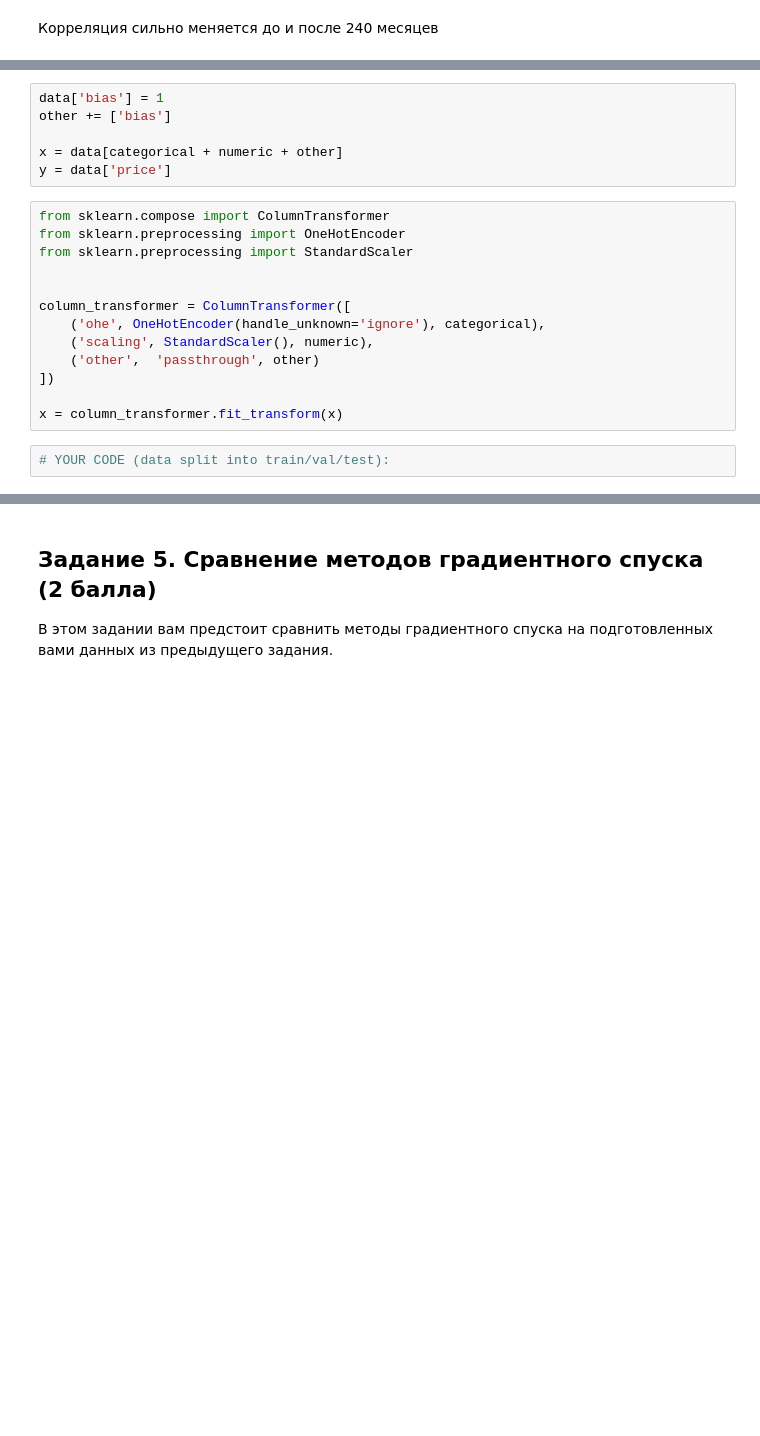
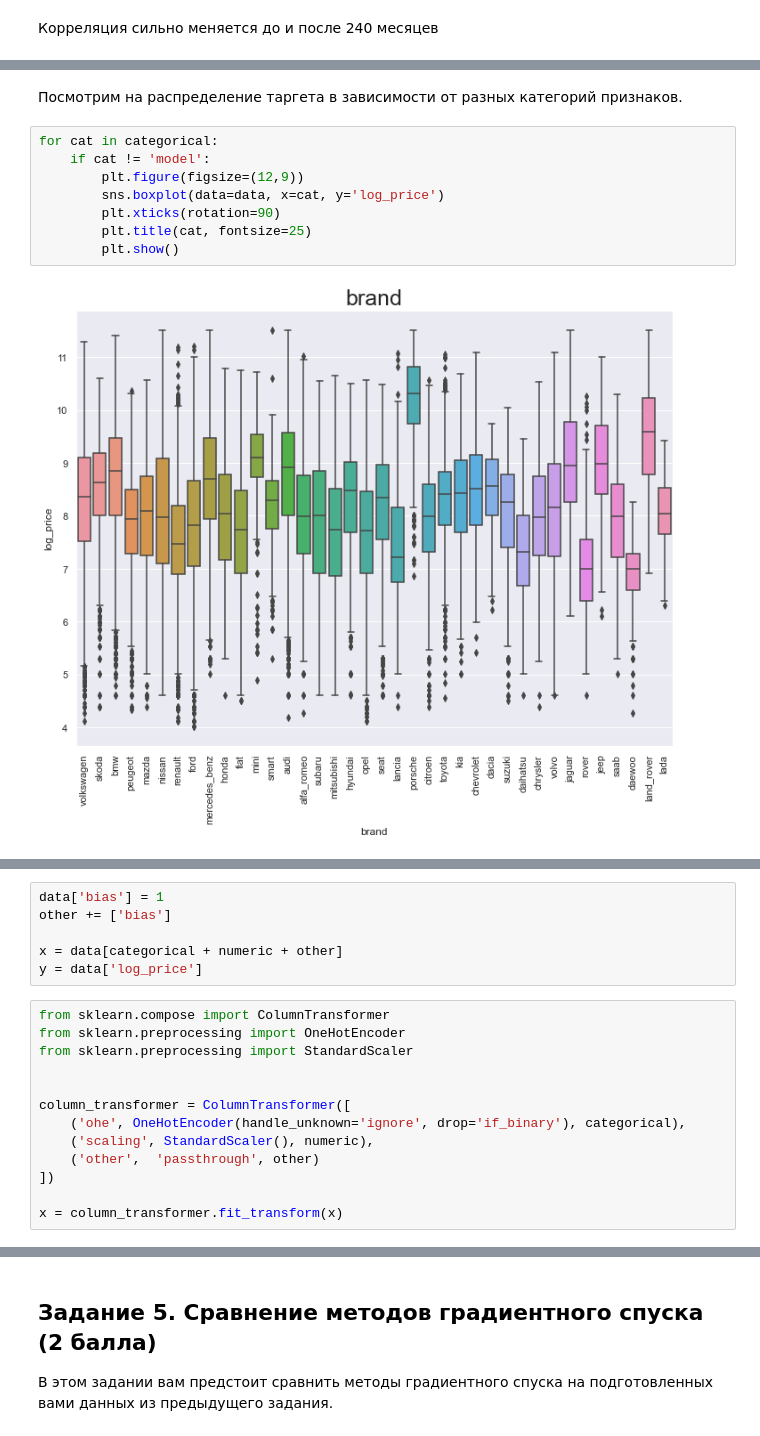
Before and after one commit to AndreyCh20/ml-course-hse-homeworks, a Jupyter notebook: 3/homework-practice-03-gd.ipynb, the cells around one changed output, grey strips where cells are left out. Cells and saved outputs as stored; diff of their text form; blank space fills up the shorter version.

```diff
--- a/3/homework-practice-03-gd.ipynb
+++ b/3/homework-practice-03-gd.ipynb
@@ -529,0 +557,12 @@ data[data['autoAgeMonths'] > 240].corr()['log_price']['autoAgeMonths']
+# %% [markdown]
+Посмотрим на распределение таргета в зависимости от разных категорий признаков.
+# %%
+for cat in categorical:
+    if cat != 'model':
+        plt.figure(figsize=(12,9))
+        sns.boxplot(data=data, x=cat, y='log_price')
+        plt.xticks(rotation=90)
+        plt.title(cat, fontsize=25)
+        plt.show()
+# %% [output]
+[figure, added]
@@ -532,7 +575,7 @@ data['bias'] = 1
 other += ['bias']
 
 x = data[categorical + numeric + other]
-y = data['price']
+y = data['log_price']
 # %%
 from sklearn.compose import ColumnTransformer
 from sklearn.preprocessing import OneHotEncoder
@@ -540,11 +583,9 @@ from sklearn.preprocessing import StandardScaler
 
 
 column_transformer = ColumnTransformer([
-    ('ohe', OneHotEncoder(handle_unknown='ignore'), categorical),
+    ('ohe', OneHotEncoder(handle_unknown='ignore', drop='if_binary'), categorical),
     ('scaling', StandardScaler(), numeric),
     ('other',  'passthrough', other)
 ])
 
 x = column_transformer.fit_transform(x)
-# %%
-# YOUR CODE (data split into train/val/test):
```
Also changed, not shown: parts of 8 cells of this notebook.
